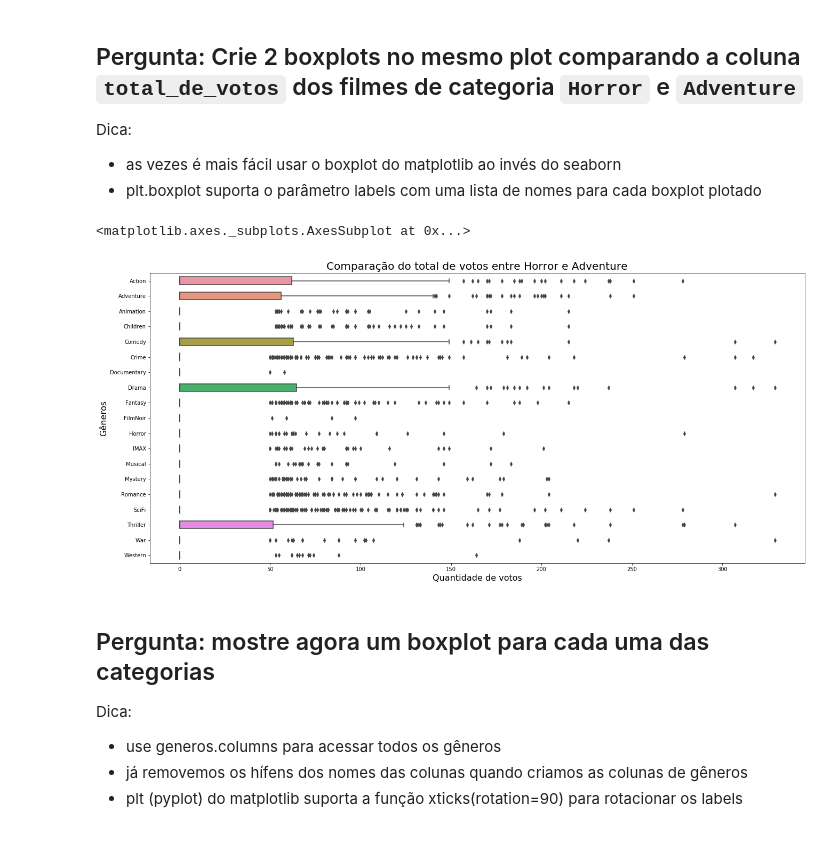
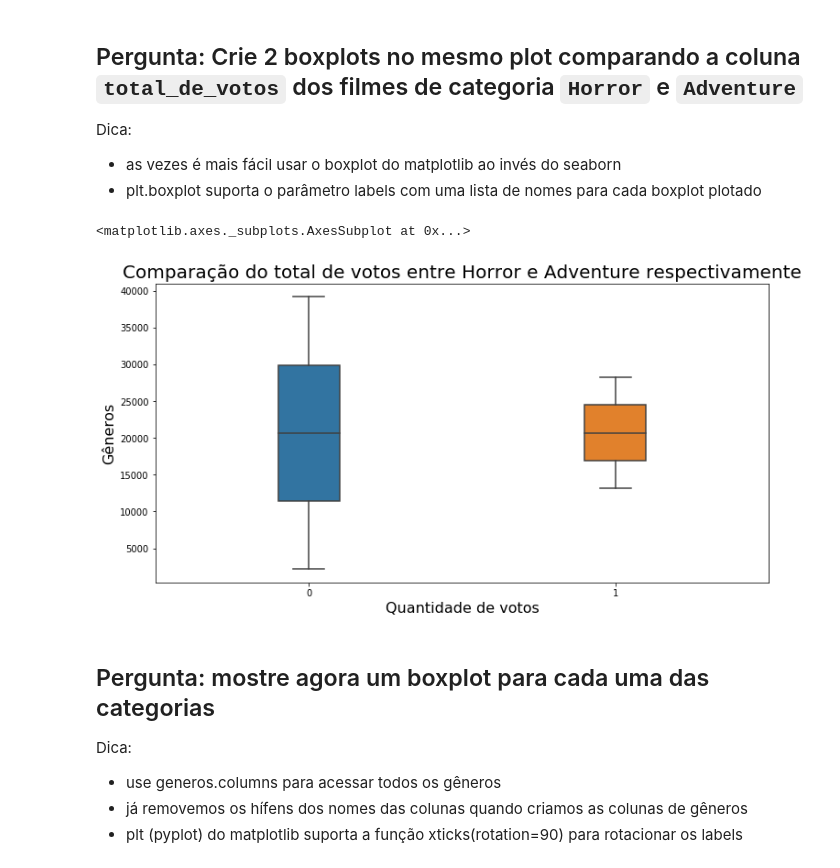
Before and after one commit to diegohaji/Alura_DataScience, a Jupyter notebook: Formação_Data_Science_Alura_Análise_exploratória_do_MovieLens.ipynb, the cells around one changed output. Saved outputs shown, nothing was run; the diff lists cells and outputs as text; code cells hidden in the pictures.

```diff
--- a/Formação_Data_Science_Alura_Análise_exploratória_do_MovieLens.ipynb
+++ b/Formação_Data_Science_Alura_Análise_exploratória_do_MovieLens.ipynb
@@ -440,17 +444,26 @@ Dica:
 - plt.boxplot suporta o parâmetro labels com uma lista de nomes para cada boxplot plotado
 # %%
 # solução:
-ax = sns.boxplot(data = votos_por_genero_por_filme, orient= 'h', width= 0.5 )
-ax.figure.set_size_inches(22,10)
-ax.set_title('Comparação do total de votos entre Horror e Adventure', fontsize = 20)
+#ax = sns.boxplot(data = votos_por_genero_por_filme, orient= 'h', width= 0.5 )
+#ax.figure.set_size_inches(22,10)
+#ax.set_title('Comparação do total de votos entre Horror e Adventure', fontsize = 20)
+#ax.set_ylabel('Gêneros', fontsize = 16)
+#ax.set_xlabel('Quantidade de votos', fontsize = 16)
+#ax
+
+dadosH = filmes.groupby(['Horror']).sum()
+dadosA = filmes.groupby(['Adventure']).sum()
+dados = [dadosH.total_de_votos, dadosA.total_de_votos]
+ax = sns.boxplot(data = dados, orient= 'v', width= 0.2 )
+ax.figure.set_size_inches(12,6)
+ax.set_title('Comparação do total de votos entre Horror e Adventure respectivamente', fontsize = 20)
 ax.set_ylabel('Gêneros', fontsize = 16)
 ax.set_xlabel('Quantidade de votos', fontsize = 16)
 ax
-
 #votos_por_genero_por_filme.
 # %% [output]
 <matplotlib.axes._subplots.AxesSubplot at 0x...>
-[figure, old version]
+[figure, new version]
 # %% [markdown]
 ## Pergunta: mostre agora um boxplot para cada uma das categorias
 
```
Also changed, not shown: parts of 15 cells of this notebook.
